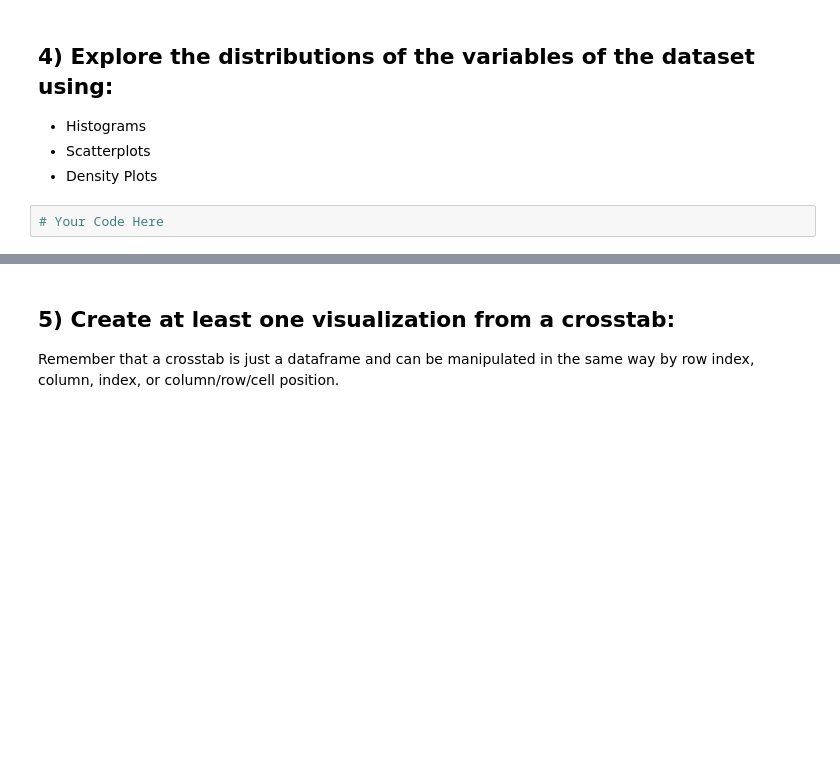
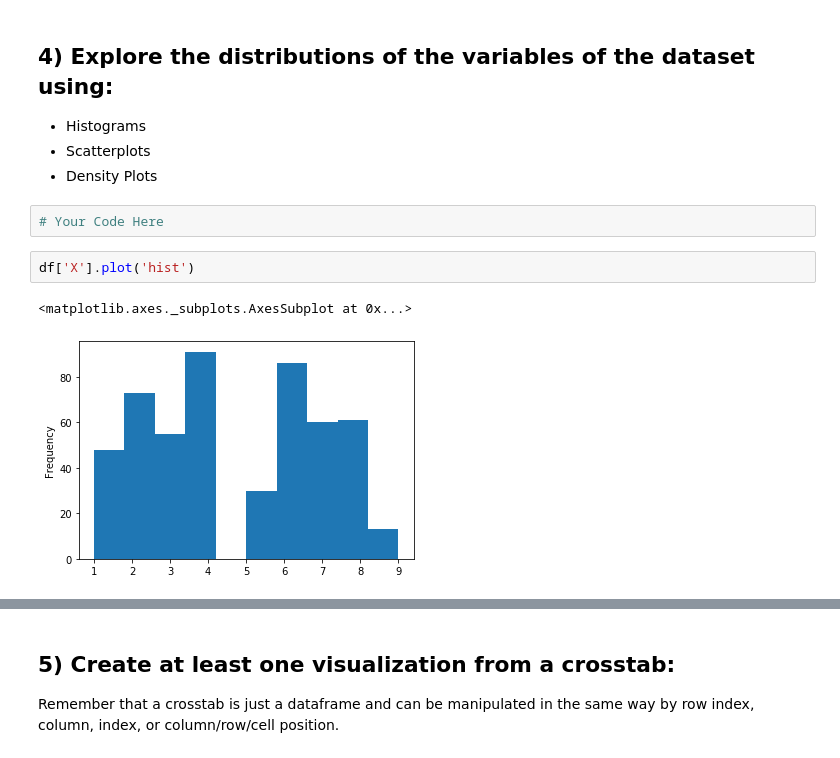
Before and after one commit to rokshana10/DS-Unit-1-Sprint-1-Data-Wrangling-and-Storytelling, a Jupyter notebook: module1-exploratory-data-analysis/LS_DS_111_Exploratory_Data_Analysis_Assignment.ipynb, the cells around one changed output, grey strips where cells are left out. Drawn from its saved outputs; the diff is of its cells as text; blank space fills up the shorter version.

```diff
--- a/module1-exploratory-data-analysis/LS_DS_111_Exploratory_Data_Analysis_Assignment.ipynb
+++ b/module1-exploratory-data-analysis/LS_DS_111_Exploratory_Data_Analysis_Assignment.ipynb
@@ -105,3 +155,8 @@ Take whichever of the above datasets has more categorical variables and use cros
 - Density Plots
 # %%
 # Your Code Here
+# %%
+df['X'].plot('hist')
+# %% [output]
+<matplotlib.axes._subplots.AxesSubplot at 0x...>
+[figure, added]
```
Also changed, not shown: parts of 9 cells of this notebook.
